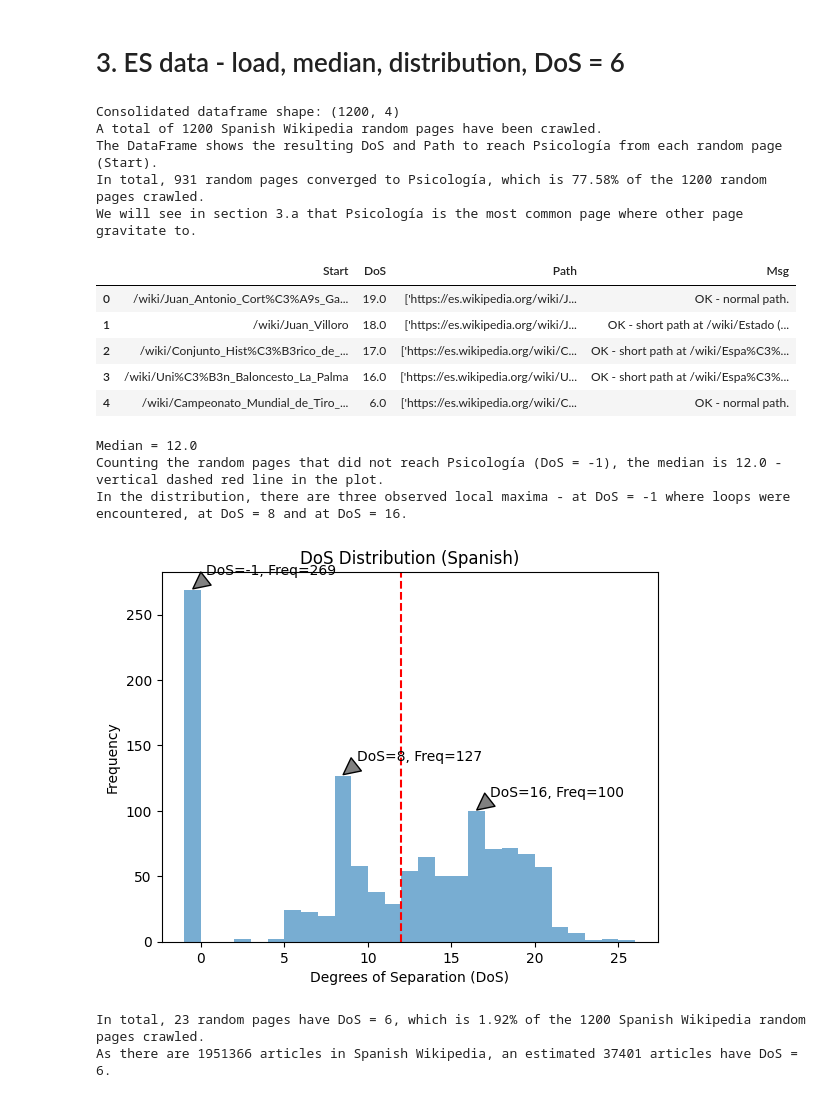
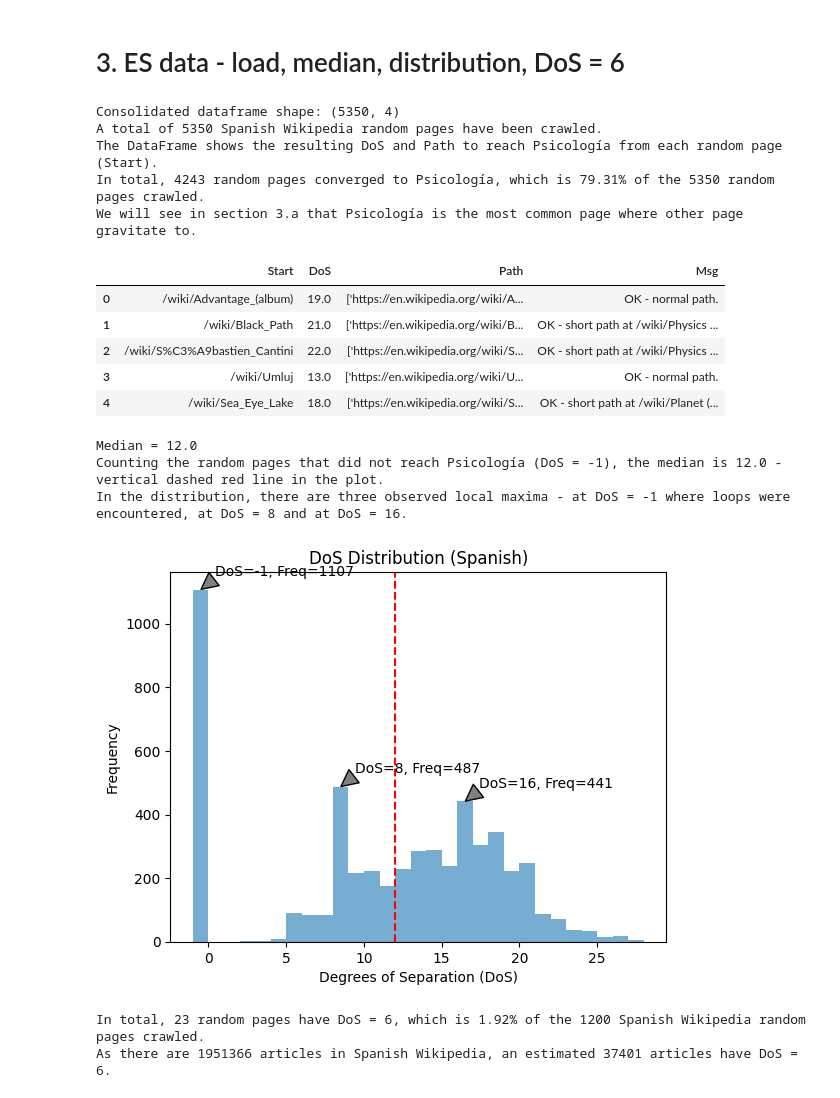
Before and after one commit to jrenzodorado/LT2_DMW_Lab, a Jupyter notebook: Advanced.ipynb, the cells around one changed output. Saved outputs shown, nothing was run; the diff lists cells and outputs as text; code cells hidden in the pictures.

```diff
--- a/Advanced.ipynb
+++ b/Advanced.ipynb
@@ -186,37 +202,37 @@ Estimated number of English Wikipedia articles with DoS = 6: 49713
 # %% [markdown]
 # 3. ES data - load, median, distribution, DoS = 6
 # %%
-f = ['', '_f', '_josh_0515']
-es = load_data(f'es_conso1')
+f = ['', '_f', '_j']
+es = load_data(f'es_conso')
 print(f'A total of {es.shape[0]} Spanish Wikipedia random pages have been crawled.')
 print(f'The DataFrame shows the resulting DoS and Path to reach Psicología from each random page (Start).')
 _, nsuccess, ntotal, p = get_query(es, 'DoS != -1')
 print(f'In total, {nsuccess} random pages converged to Psicología, which is {p:.2%} of the {ntotal} random pages crawled.')
 print(f'We will see in section 3.a that Psicología is the most common page where other page gravitate to.')
 display(es.head())
 
 plot_dos(es, get_median(es), get_mean(es), 'es')
 print(f'Median = {get_median(es)}')
 print(f'Counting the random pages that did not reach Psicología (DoS = -1), '
       f'the median is {get_median(es)} - vertical dashed red line in the plot.')
 print(f'In the distribution, there are three observed local maxima - '
       f'at DoS = -1 where loops were encountered, at DoS = 8 and at DoS = 16.')
 # %% [output]
-Consolidated dataframe shape: (1200, 4)
-A total of 1200 Spanish Wikipedia random pages have been crawled.
+Consolidated dataframe shape: (5350, 4)
+A total of 5350 Spanish Wikipedia random pages have been crawled.
 The DataFrame shows the resulting DoS and Path to reach Psicología from each random page (Start).
-In total, 931 random pages converged to Psicología, which is 77.58% of the 1200 random pages crawled.
+In total, 4243 random pages converged to Psicología, which is 79.31% of the 5350 random pages crawled.
 We will see in section 3.a that Psicología is the most common page where other page gravitate to.
 |  | Start | DoS | Path | Msg |
-| 0 | /wiki/Juan_Antonio_Cort%C3%A9s_Ga... | 19.0 | ['https://es.wikipedia.org/wiki/J... | OK - normal path. |
-| 1 | /wiki/Juan_Villoro | 18.0 | ['https://es.wikipedia.org/wiki/J... | OK - short path at /wiki/Estado (... |
-| 2 | /wiki/Conjunto_Hist%C3%B3rico_de_... | 17.0 | ['https://es.wikipedia.org/wiki/C... | OK - short path at /wiki/Espa%C3%... |
-| 3 | /wiki/Uni%C3%B3n_Baloncesto_La_Palma | 16.0 | ['https://es.wikipedia.org/wiki/U... | OK - short path at /wiki/Espa%C3%... |
-| 4 | /wiki/Campeonato_Mundial_de_Tiro_... | 6.0 | ['https://es.wikipedia.org/wiki/C... | OK - normal path. |
+| 0 | /wiki/Advantage_(album) | 19.0 | ['https://en.wikipedia.org/wiki/A... | OK - normal path. |
+| 1 | /wiki/Black_Path | 21.0 | ['https://en.wikipedia.org/wiki/B... | OK - short path at /wiki/Physics ... |
+| 2 | /wiki/S%C3%A9bastien_Cantini | 22.0 | ['https://en.wikipedia.org/wiki/S... | OK - short path at /wiki/Physics ... |
+| 3 | /wiki/Umluj | 13.0 | ['https://en.wikipedia.org/wiki/U... | OK - normal path. |
+| 4 | /wiki/Sea_Eye_Lake | 18.0 | ['https://en.wikipedia.org/wiki/S... | OK - short path at /wiki/Planet (... |
 Median = 12.0
 Counting the random pages that did not reach Psicología (DoS = -1), the median is 12.0 - vertical dashed red line in the plot.
 In the distribution, there are three observed local maxima - at DoS = -1 where loops were encountered, at DoS = 8 and at DoS = 16.
-[figure, old version]
+[figure, new version]
 # %%
 df6, n6, nt, p6 = get_query(es, 'DoS == 6')
 print(f'In total, {n6} random pages have DoS = 6, which is {p6:.2%} of the {nt} Spanish Wikipedia random pages crawled.')
```
Also changed, not shown: parts of 14 cells of this notebook, 4 other files.
